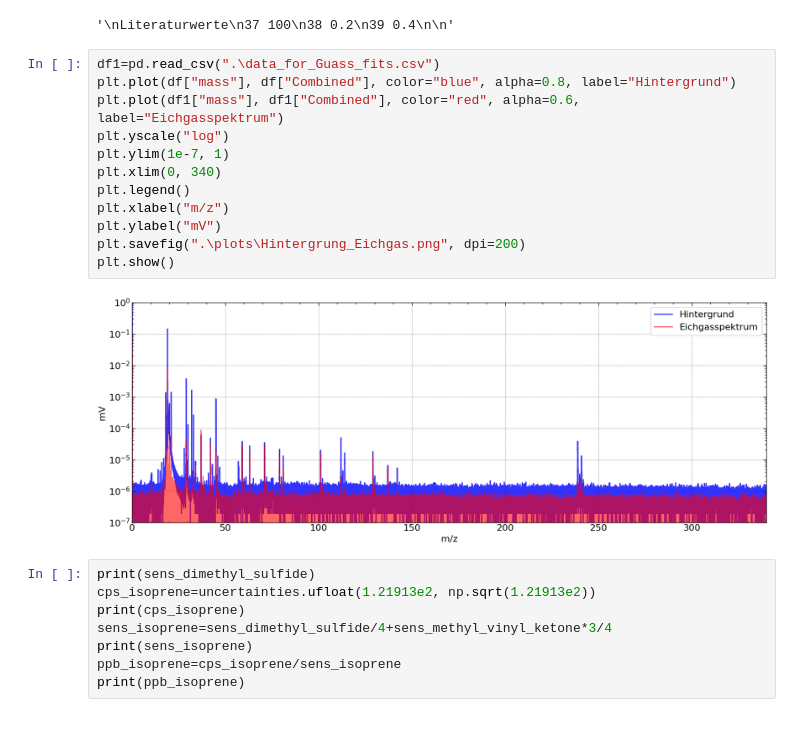
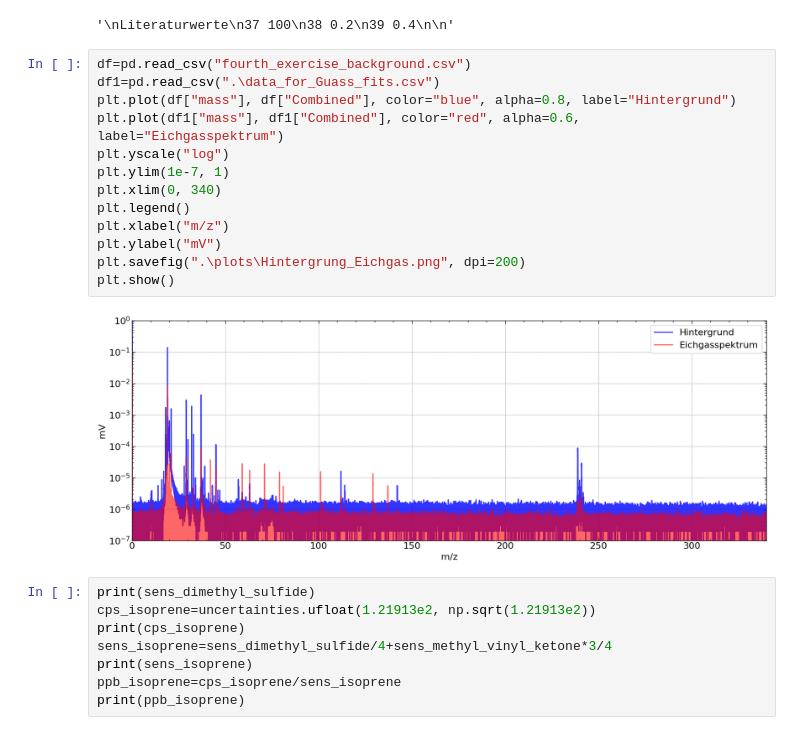
Before and after one commit to KemalOenen/advanced_labcourse, a Jupyter notebook: I002/data_analysis.ipynb, the cells around one changed output. Cells and saved outputs as stored; diff of their text form.

Commit message:
Simpler plots

```diff
--- a/I002/data_analysis.ipynb
+++ b/I002/data_analysis.ipynb
@@ -818,19 +818,20 @@ Literaturwerte
 0.61+/-0.17
 '\nLiteraturwerte\n37 100\n38 0.2\n39 0.4\n\n'
 # %%
+df=pd.read_csv("fourth_exercise_background.csv")
 df1=pd.read_csv(".\data_for_Guass_fits.csv")
 plt.plot(df["mass"], df["Combined"], color="blue", alpha=0.8, label="Hintergrund")
 plt.plot(df1["mass"], df1["Combined"], color="red", alpha=0.6, label="Eichgasspektrum")
 plt.yscale("log")
 plt.ylim(1e-7, 1)
 plt.xlim(0, 340)
 plt.legend()
 plt.xlabel("m/z")
 plt.ylabel("mV")
 plt.savefig(".\plots\Hintergrung_Eichgas.png", dpi=200)
 plt.show()
 # %% [output]
-[figure, old version]
+[figure, new version]
 # %%
 print(sens_dimethyl_sulfide)
 cps_isoprene=uncertainties.ufloat(1.21913e2, np.sqrt(1.21913e2))
```
Also changed, not shown: parts of 1 cell of this notebook, 2 other files.
